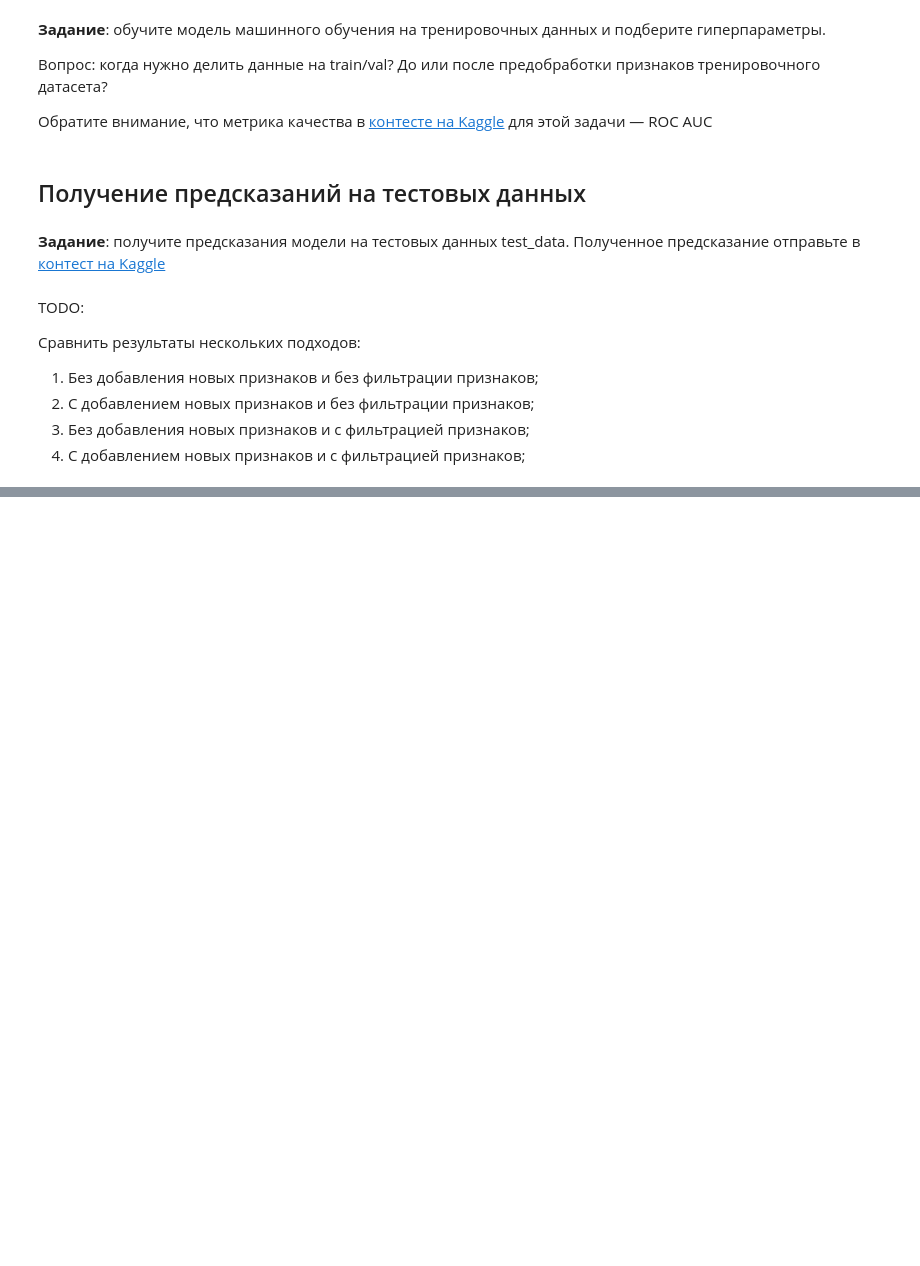
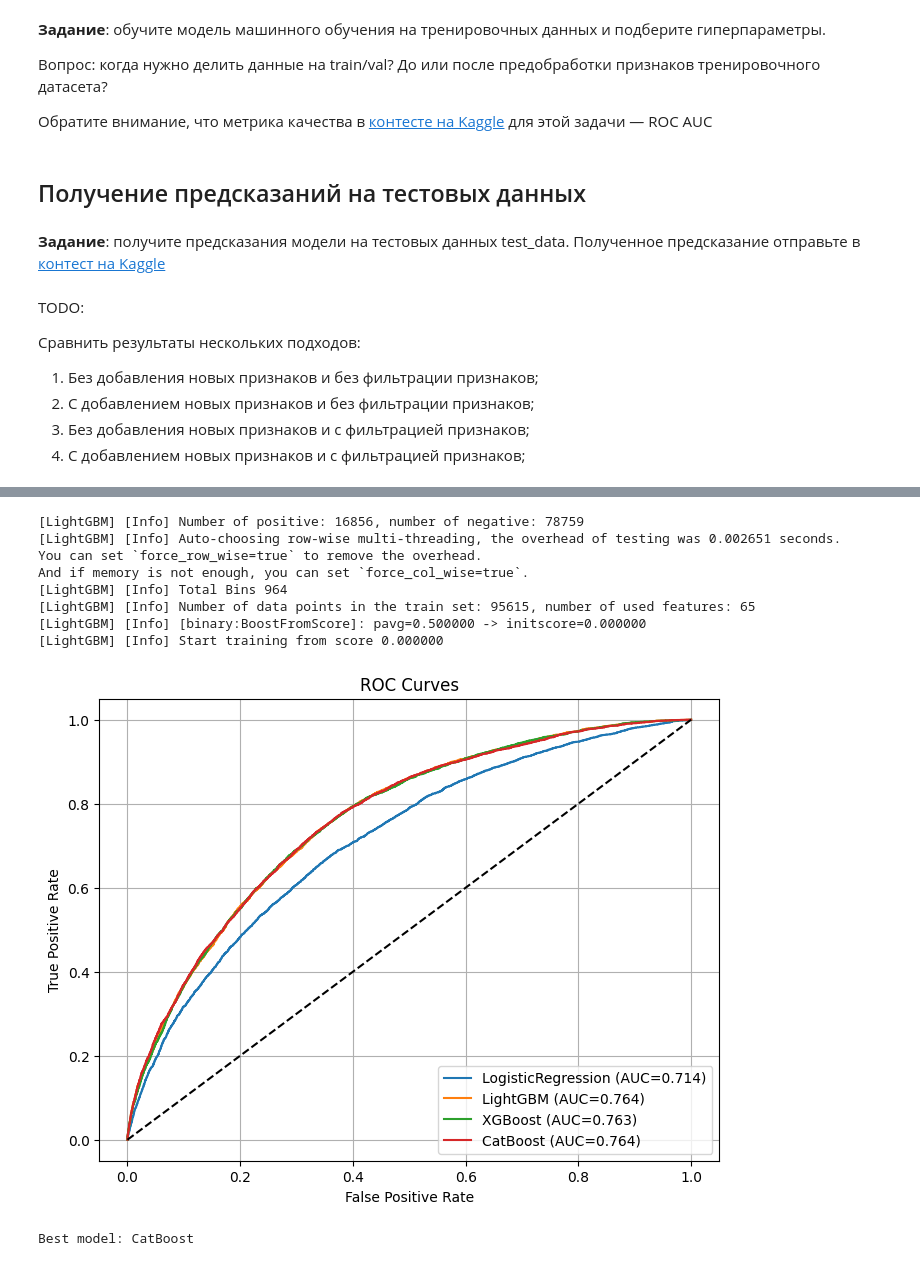
Before and after one commit to DaryaGudkova/credit, a Jupyter notebook: feature_engineering.ipynb, the cells around one changed output, grey strips where cells are left out. Saved outputs shown, nothing was run; the diff lists cells and outputs as text; code cells hidden in the pictures; blank space fills up the shorter version.

```diff
--- a/feature_engineering.ipynb
+++ b/feature_engineering.ipynb
@@ -1703,0 +1738,6 @@ TODO:
+# %%
+cv = StratifiedKFold(
+    n_splits=5,
+    shuffle=True,
+    random_state=42
+)
@@ -1703,0 +1794,46 @@ TODO:
+# %%
+from sklearn.metrics import roc_curve, roc_auc_score
+
+
+plt.figure(figsize=(8,6))
+
+for name, model in models.items():
+
+    pipeline = Pipeline([
+        ("preprocess", preprocess),
+        ("model", model)
+    ])
+
+    pipeline.fit(X_train, y_train)
+
+    y_proba = pipeline.predict_proba(X_val)[:,1]
+
+    fpr, tpr, _ = roc_curve(y_val, y_proba)
+    auc = roc_auc_score(y_val, y_proba)
+
+    plt.plot(fpr, tpr, label=f"{name} (AUC={auc:.3f})")
+
+plt.plot([0,1],[0,1],'k--')
+
+plt.xlabel("False Positive Rate")
+plt.ylabel("True Positive Rate")
+plt.title("ROC Curves")
+plt.legend()
+plt.grid()
+
+plt.show()
+# %% [output]
+[LightGBM] [Info] Number of positive: 16856, number of negative: 78759
+[LightGBM] [Info] Auto-choosing row-wise multi-threading, the overhead of testing was 0.002651 seconds.
+You can set `force_row_wise=true` to remove the overhead.
+And if memory is not enough, you can set `force_col_wise=true`.
+[LightGBM] [Info] Total Bins 964
+[LightGBM] [Info] Number of data points in the train set: 95615, number of used features: 65
+[LightGBM] [Info] [binary:BoostFromScore]: pavg=0.500000 -> initscore=0.000000
+[LightGBM] [Info] Start training from score 0.000000
+[figure, added]
+# %%
+best_model_name = max(results, key=lambda k: results[k].mean())
+print("Best model:", best_model_name)
+# %% [output]
+Best model: CatBoost
```
Also changed, not shown: parts of 6 cells of this notebook.
